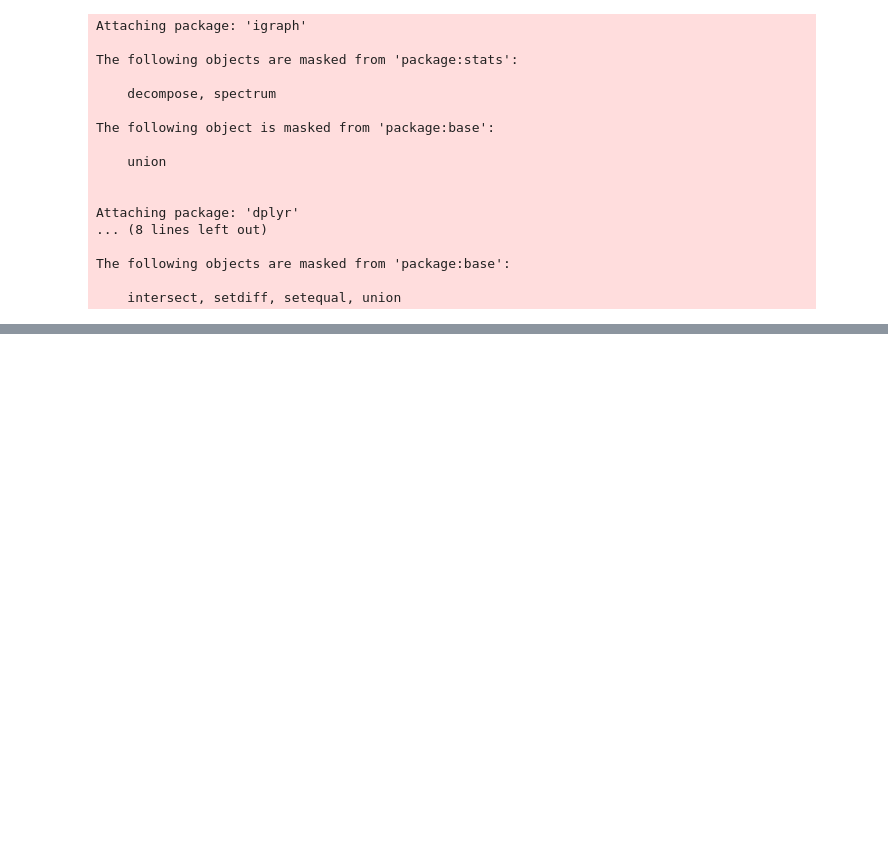
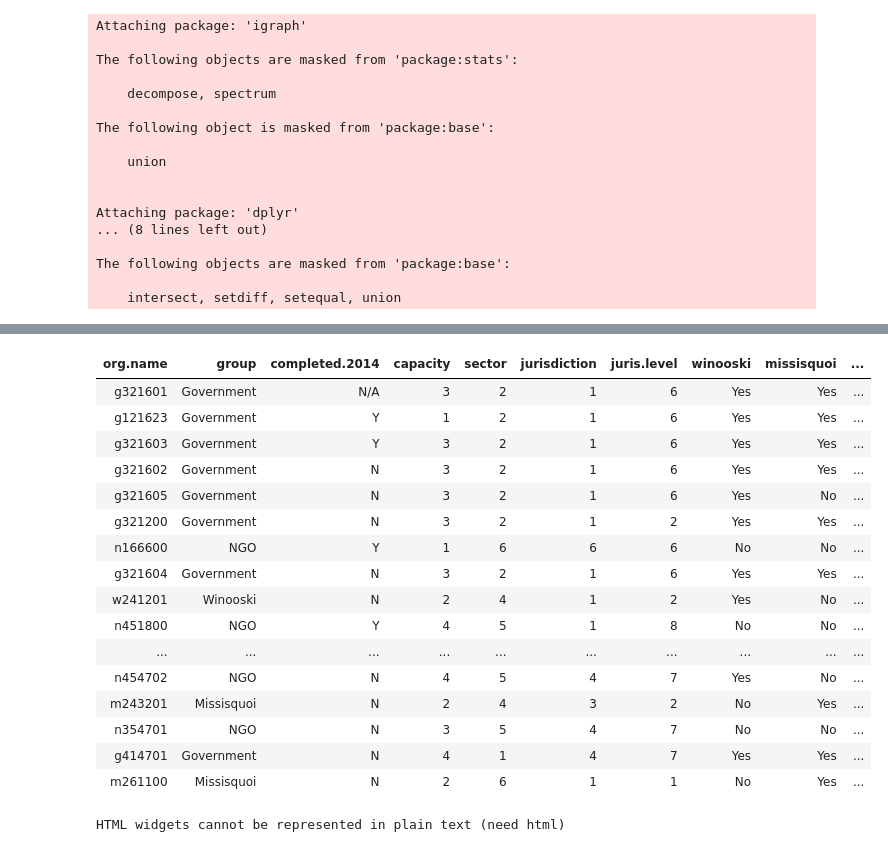
Before and after one commit to wmirecon/Visualizing_Gov_Nets, a Jupyter notebook: shiny/VGN-v2 25aug17/Testing Visualization Code for V2 of the App 25Aug17.ipynb, the cells around one changed output, grey strips where cells are left out. Cells and saved outputs as stored; diff of their text form; code cells hidden in the pictures; blank space fills up the shorter version.

```diff
--- a/shiny/VGN-v2 25aug17/Testing Visualization Code for V2 of the App 25Aug17.ipynb
+++ b/shiny/VGN-v2 25aug17/Testing Visualization Code for V2 of the App 25Aug17.ipynb
@@ -114,0 +147,45 @@ nl
+# %%
+#nodes <- left_join(nodes,
+#                  degrees,
+#                  by = "org.name")
+nodes
+# %% [output]
+| org.name | group | completed.2014 | capacity | sector | jurisdiction | juris.level | winooski | missisquoi | ... |
+| g321601 | Government | N/A | 3 | 2 | 1 | 6 | Yes | Yes | ... |
+| g121623 | Government | Y | 1 | 2 | 1 | 6 | Yes | Yes | ... |
+| g321603 | Government | Y | 3 | 2 | 1 | 6 | Yes | Yes | ... |
+| g321602 | Government | N | 3 | 2 | 1 | 6 | Yes | Yes | ... |
+| g321605 | Government | N | 3 | 2 | 1 | 6 | Yes | No | ... |
+| g321200 | Government | N | 3 | 2 | 1 | 2 | Yes | Yes | ... |
+| n166600 | NGO | Y | 1 | 6 | 6 | 6 | No | No | ... |
+| g321604 | Government | N | 3 | 2 | 1 | 6 | Yes | Yes | ... |
+| w241201 | Winooski | N | 2 | 4 | 1 | 2 | Yes | No | ... |
+| n451800 | NGO | Y | 4 | 5 | 1 | 8 | No | No | ... |
+| ... | ... | ... | ... | ... | ... | ... | ... | ... | ... |
+| n454702 | NGO | N | 4 | 5 | 4 | 7 | Yes | No | ... |
+| m243201 | Missisquoi | N | 2 | 4 | 3 | 2 | No | Yes | ... |
+| n354701 | NGO | N | 3 | 5 | 4 | 7 | No | No | ... |
+| g414701 | Government | N | 4 | 1 | 4 | 7 | Yes | Yes | ... |
+| m261100 | Missisquoi | N | 2 | 6 | 1 | 1 | No | Yes | ... |
+# %%
+# transfrom data to work in network3D library
+links.d3 <- links
+links.d3$from <- as.numeric(factor(links.d3$from)) - 1
+links.d3$to <- as.numeric(factor(links.d3$to)) - 1
+nodes.d3 <- cbind(org.name.f = factor(nodes$org.name, levels = nodes$org.name), nodes)
+
+forceNetwork(Links = links.d3,
+             Nodes = nodes.d3,
+             Source = "from",
+             Target = "to",
+             NodeID = "org.name",
+             Group = "sector.group",
+             Nodesize = "degree.x",
+             height = 400,
+             width = 600,
+             legend = T,
+             zoom = T,
+             fontSize = 12
+            )
+# %% [output]
+HTML widgets cannot be represented in plain text (need html)
```
Also changed, not shown: parts of 13 cells of this notebook, 5 other files.
